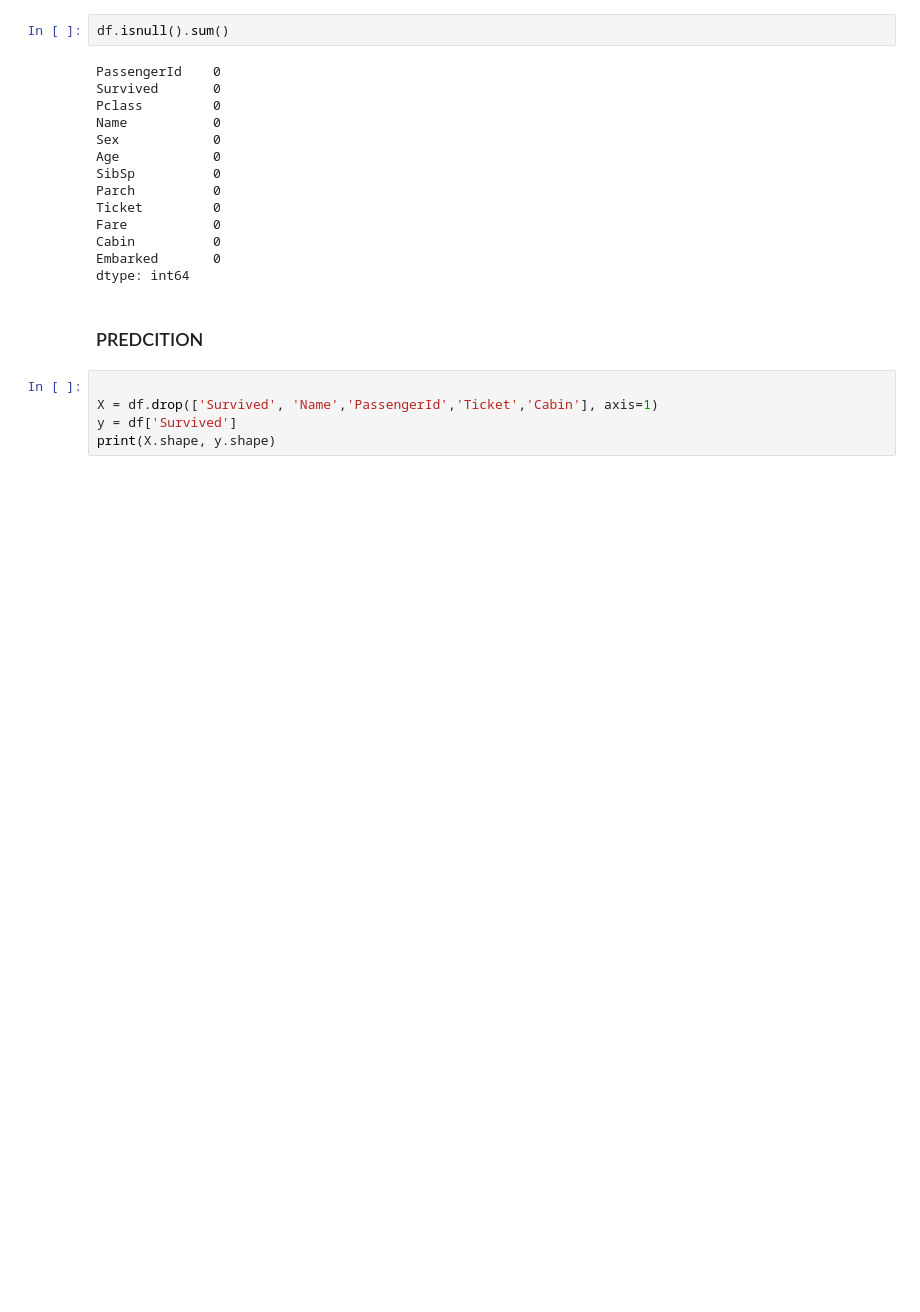
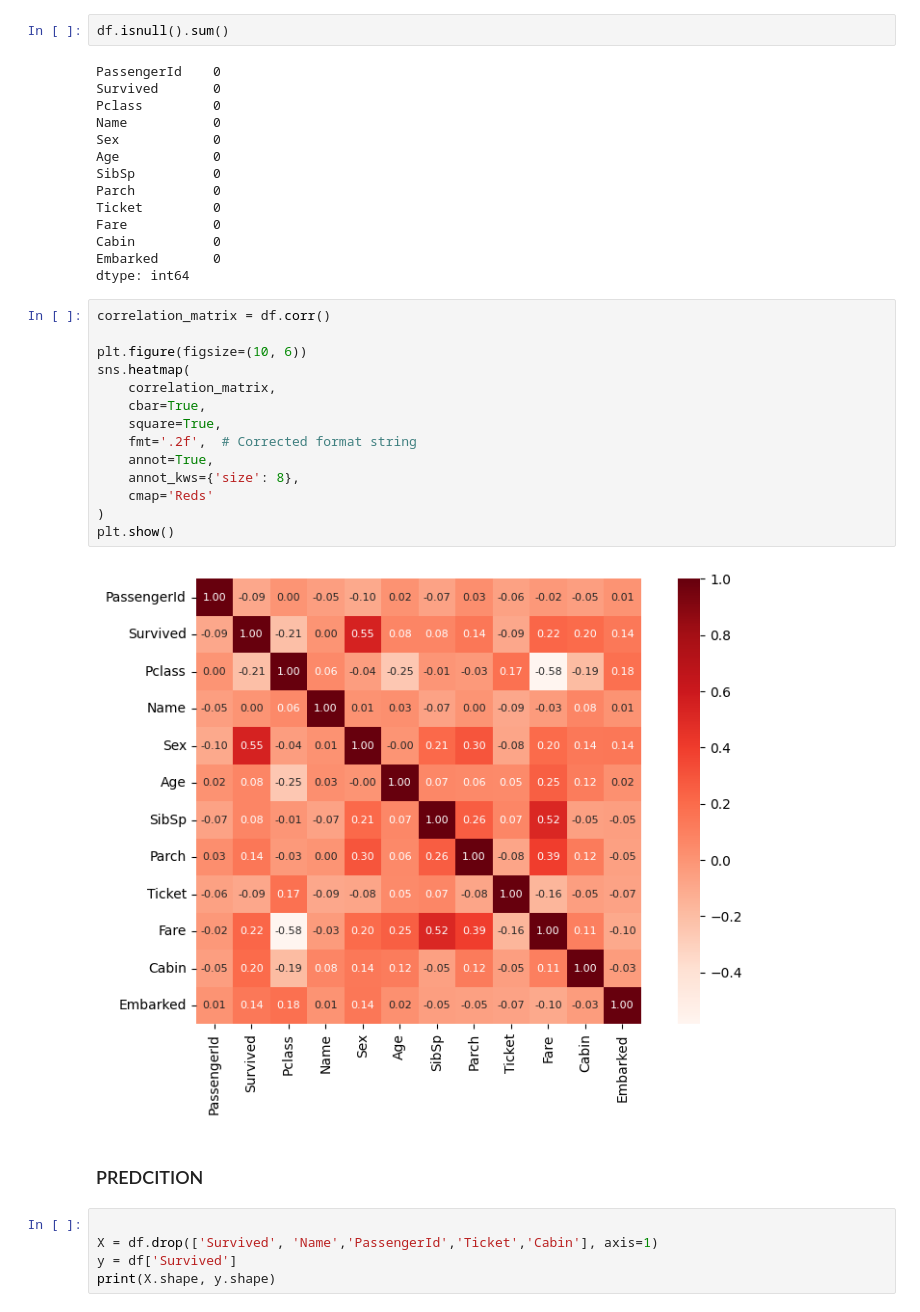
Before and after one commit to Anjana2002/Titanic_CaseStudy, a Jupyter notebook: test.ipynb, the cells around one changed output. Drawn from its saved outputs; the diff is of its cells as text; blank space fills up the shorter version.

```diff
--- a/test.ipynb
+++ b/test.ipynb
@@ -602,6 +561,22 @@ Fare           0
 Cabin          0
 Embarked       0
 dtype: int64
+# %%
+correlation_matrix = df.corr()
+
+plt.figure(figsize=(10, 6))
+sns.heatmap(
+    correlation_matrix,
+    cbar=True,
+    square=True,
+    fmt='.2f',  # Corrected format string
+    annot=True,
+    annot_kws={'size': 8},
+    cmap='Reds'
+)
+plt.show()
+# %% [output]
+[figure, added]
 # %% [markdown]
 ### PREDCITION
 # %%
```
Also changed, not shown: parts of 22 cells of this notebook, 4 other files.
